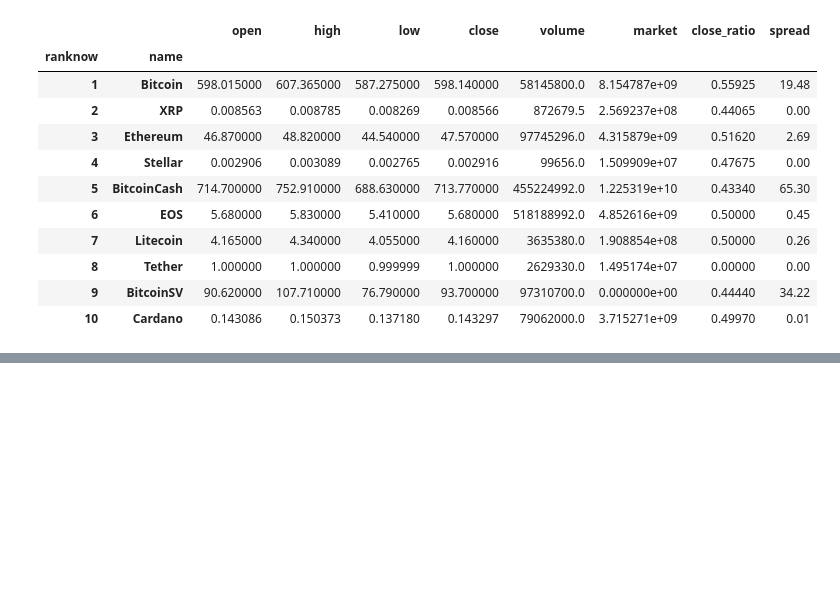
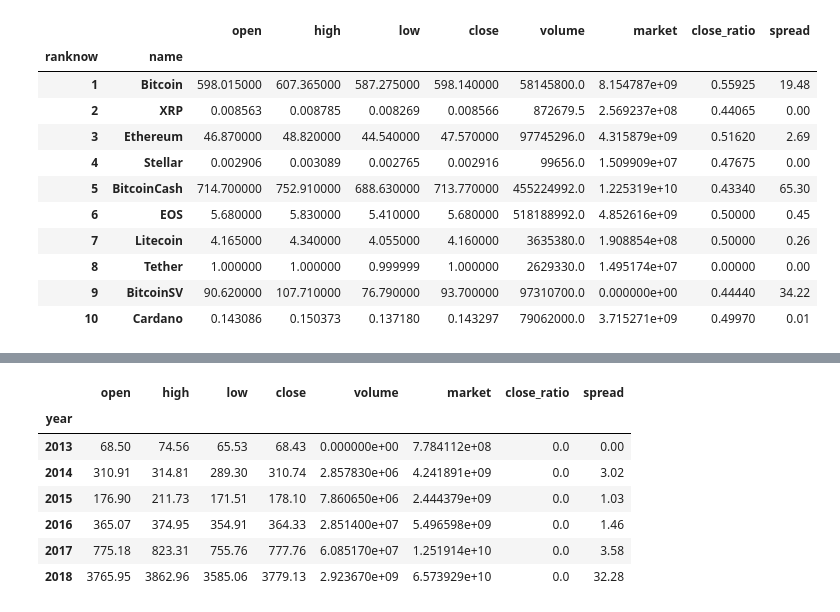
Before and after one commit to anupghosh-git/crypto-markets-data-analysis, a Jupyter notebook: Crypto-markets-data-analysis.ipynb, the cells around one changed output, grey strips where cells are left out. Cells and saved outputs as stored; diff of their text form; code cells hidden in the pictures; blank space fills up the shorter version.

```diff
--- a/Crypto-markets-data-analysis.ipynb
+++ b/Crypto-markets-data-analysis.ipynb
@@ -275,0 +324,11 @@ df_date_year
+# %%
+df_btc_yearly_breakdown.min()
+# %% [output]
+|  | open | high | low | close | volume | market | close_ratio | spread |
+| year |  |  |  |  |  |  |  |  |
+| 2013 | 68.50 | 74.56 | 65.53 | 68.43 | 0.000000e+00 | 7.784112e+08 | 0.0 | 0.00 |
+| 2014 | 310.91 | 314.81 | 289.30 | 310.74 | 2.857830e+06 | 4.241891e+09 | 0.0 | 3.02 |
+| 2015 | 176.90 | 211.73 | 171.51 | 178.10 | 7.860650e+06 | 2.444379e+09 | 0.0 | 1.03 |
+| 2016 | 365.07 | 374.95 | 354.91 | 364.33 | 2.851400e+07 | 5.496598e+09 | 0.0 | 1.46 |
+| 2017 | 775.18 | 823.31 | 755.76 | 777.76 | 6.085170e+07 | 1.251914e+10 | 0.0 | 3.58 |
+| 2018 | 3765.95 | 3862.96 | 3585.06 | 3779.13 | 2.923670e+09 | 6.573929e+10 | 0.0 | 32.28 |
```
Also changed, not shown: parts of 18 cells of this notebook.
